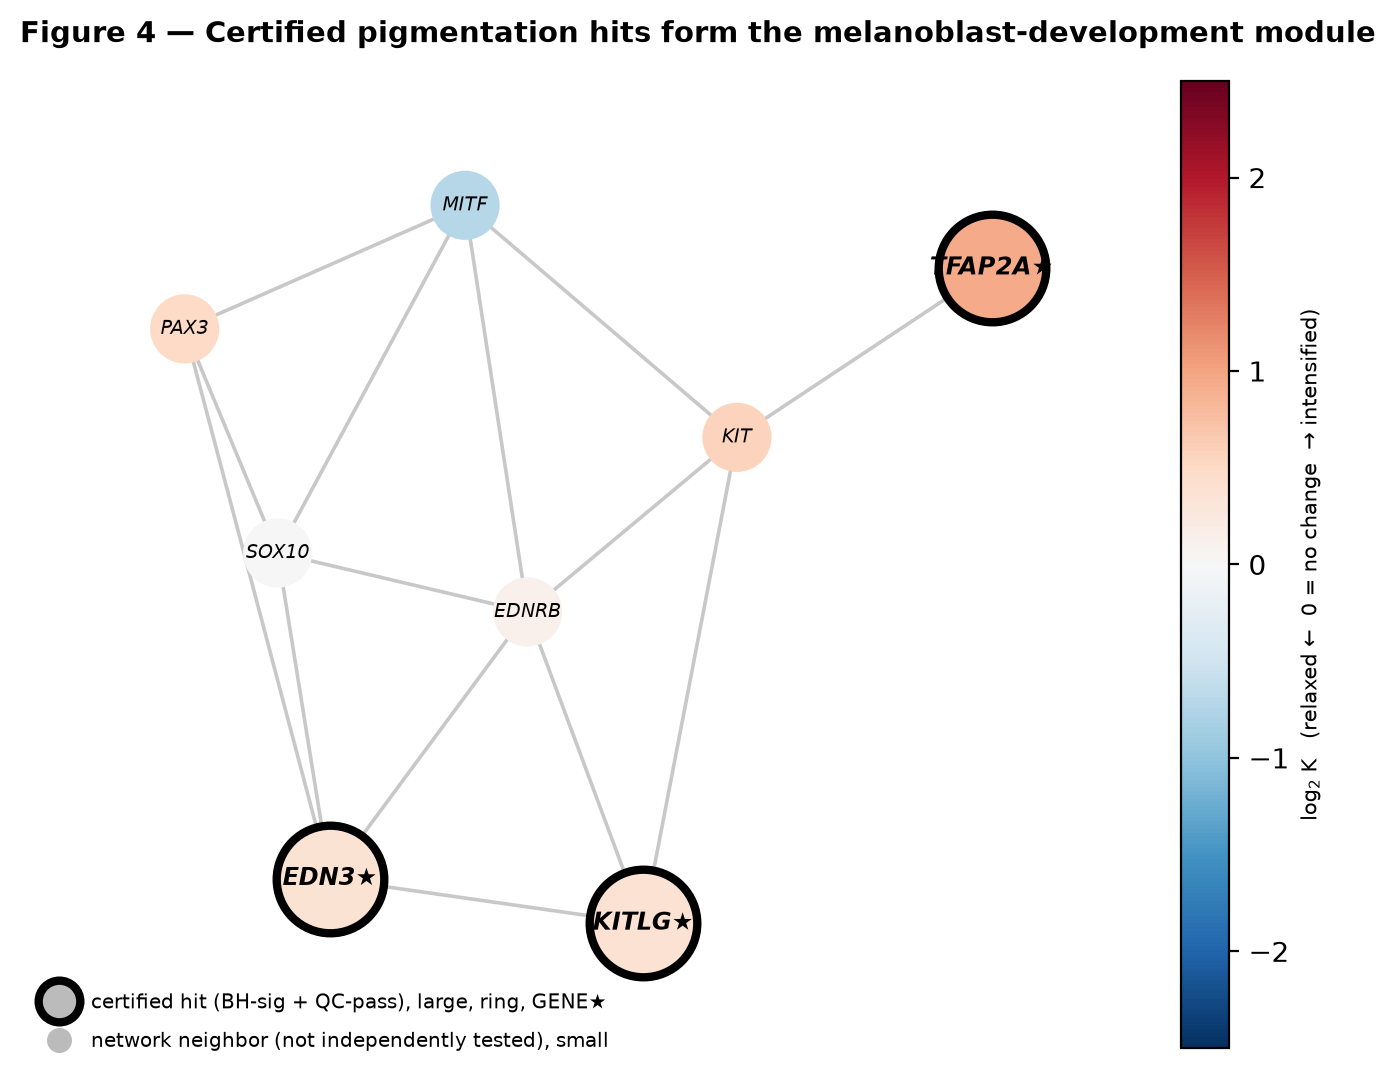
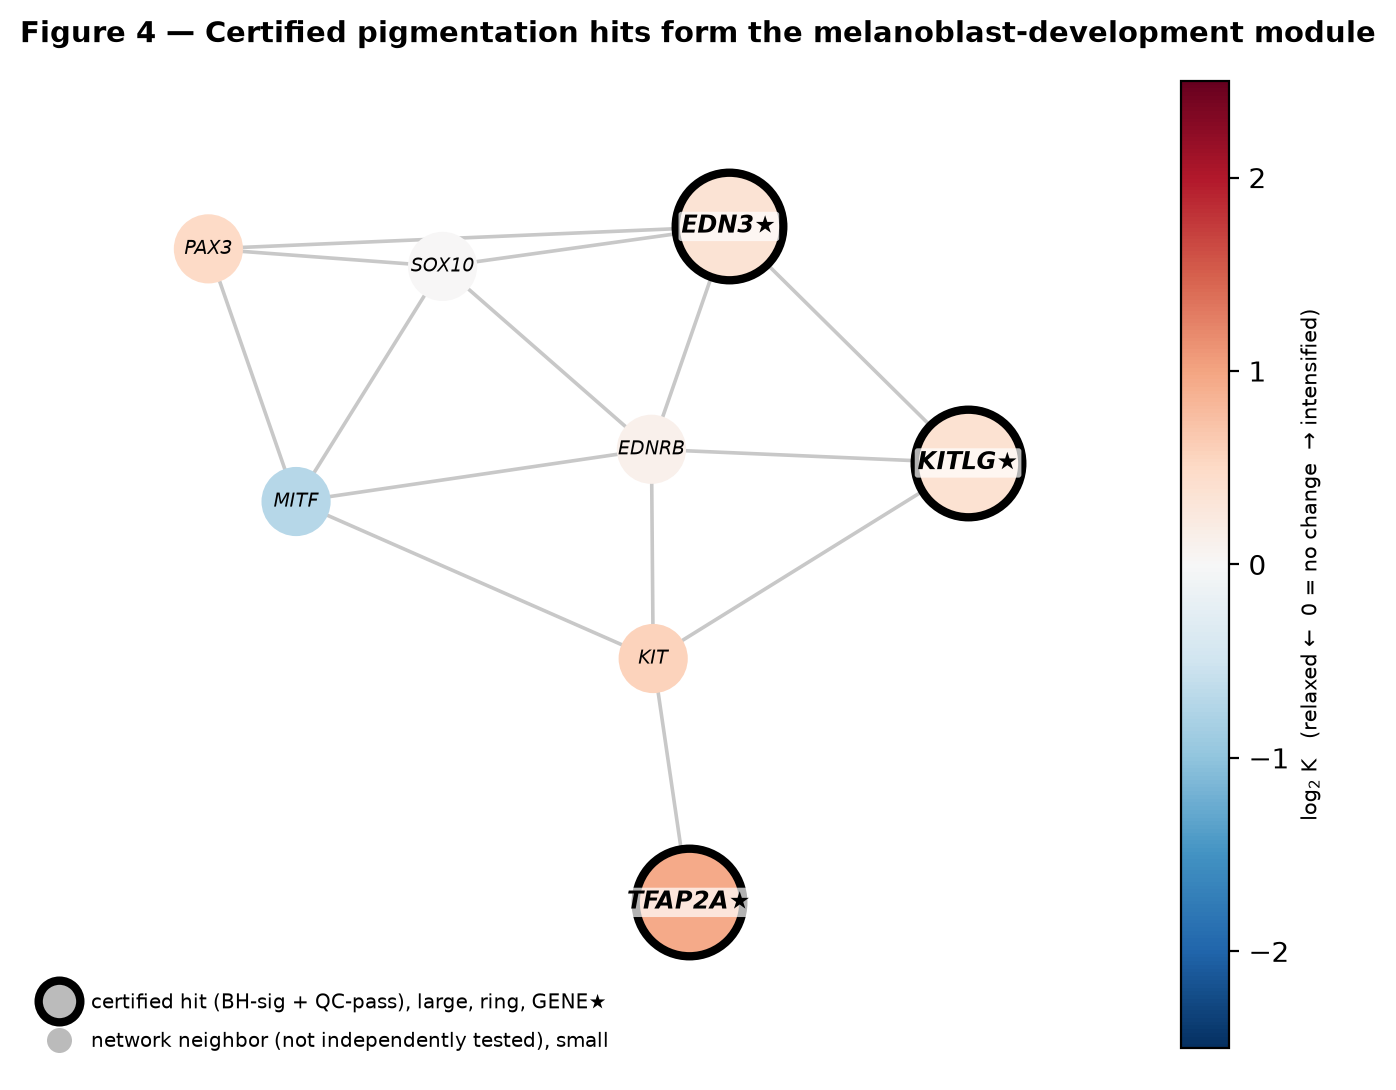
The change to this notebook cell's code, shown as a diff; its figure went from the first image to the second:
--- before
+++ after
@@ -5,5 +5,5 @@
 Gmod2 = Gfull.subgraph([g for g in (cert_pig+["KIT","EDNRB","SOX10","MITF","PAX3"]) if g in Gfull]).copy()
 Gmod2.remove_edges_from(nx.selfloop_edges(Gmod2))
-pos = nx.kamada_kawai_layout(Gmod2) if len(Gmod2)>2 else nx.spring_layout(Gmod2, seed=1)
+pos = nx.kamada_kawai_layout(Gmod2, scale=1.25) if len(Gmod2)>2 else nx.spring_layout(Gmod2, seed=1)
 fig, ax = plt.subplots(figsize=(7.8, 6.4))
 nx.draw_networkx_edges(Gmod2, pos, ax=ax, edge_color="#c8c8c8", width=1.3)
@@ -22,5 +22,6 @@
     ax.annotate(label, pos[g], fontsize=8.5 if is_hit else 7.0,
                 fontweight="bold" if is_hit else "normal",
-                ha="center", va="center", fontstyle="italic", zorder=5)
+                ha="center", va="center", fontstyle="italic", zorder=6,
+                bbox=dict(boxstyle="round,pad=0.12", fc="white", ec="none", alpha=0.7) if is_hit else None)
 ax.set_title("Figure 4 — Certified pigmentation hits form the melanoblast-development module",
              loc="left", fontweight="bold", fontsize=10.5)
@@ -33,5 +34,5 @@
     Line2D([],[],marker="o",color="w",markerfacecolor="#bbb",markeredgecolor="none",label="network neighbor (not independently tested), small",ls="",ms=9)],
     loc="lower left", frameon=False, fontsize=7.3, handletextpad=0.6, labelspacing=0.9)
-ax.axis("off"); ax.margins(0.14)
+ax.axis("off"); ax.margins(0.18)
 fig.subplots_adjust(top=0.90)
 fig.savefig(FIG/"fig4_module.png", dpi=200, bbox_inches="tight"); plt.show()

Commit: analysis: fig polish — Fig1 certified/rejected bands + legend off data, Fig2/4 label de-crowding